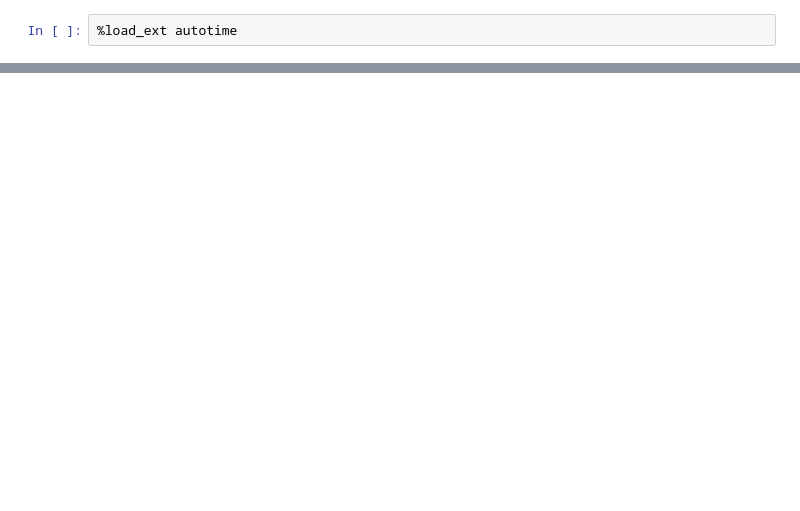
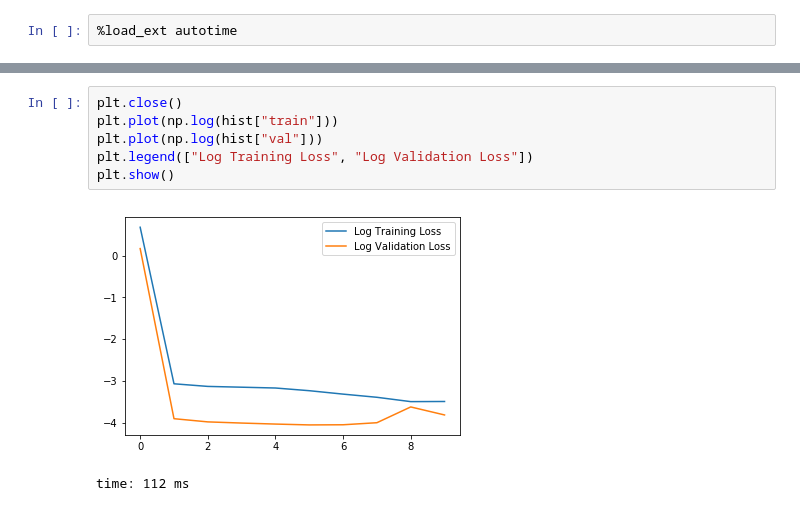
Before and after one commit to TianyuDu/AnnEconForecast, a Jupyter notebook: notebooks/baseline_rnn_exec.ipynb, the cells around one changed output, grey strips where cells are left out. Cells and saved outputs as stored; diff of their text form; blank space fills up the shorter version.

```diff
--- a/notebooks/baseline_rnn_exec.ipynb
+++ b/notebooks/baseline_rnn_exec.ipynb
@@ -243,0 +234,9 @@ plt.show()
+# %%
+plt.close()
+plt.plot(np.log(hist["train"]))
+plt.plot(np.log(hist["val"]))
+plt.legend(["Log Training Loss", "Log Validation Loss"])
+plt.show()
+# %% [output]
+[figure, added]
+time: 112 ms
```
Also changed, not shown: parts of 19 cells of this notebook.
